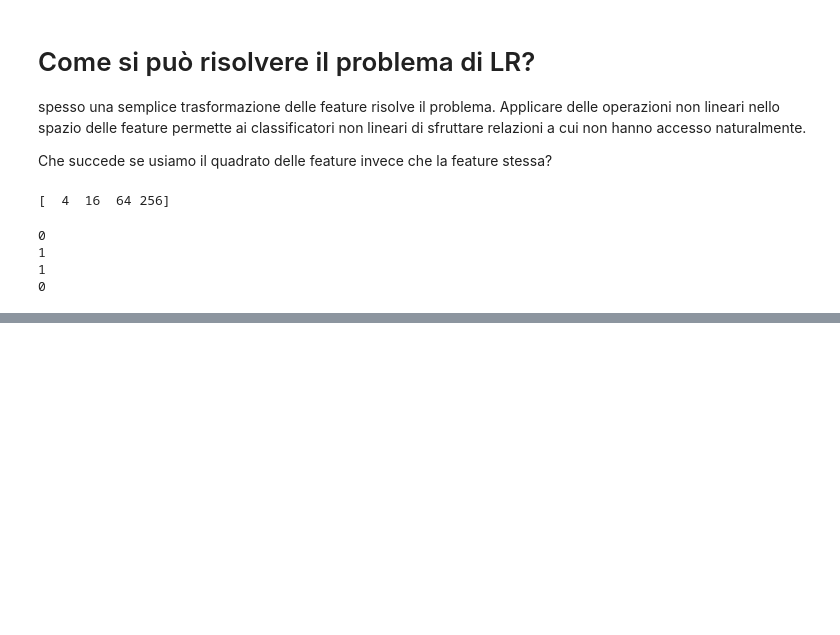
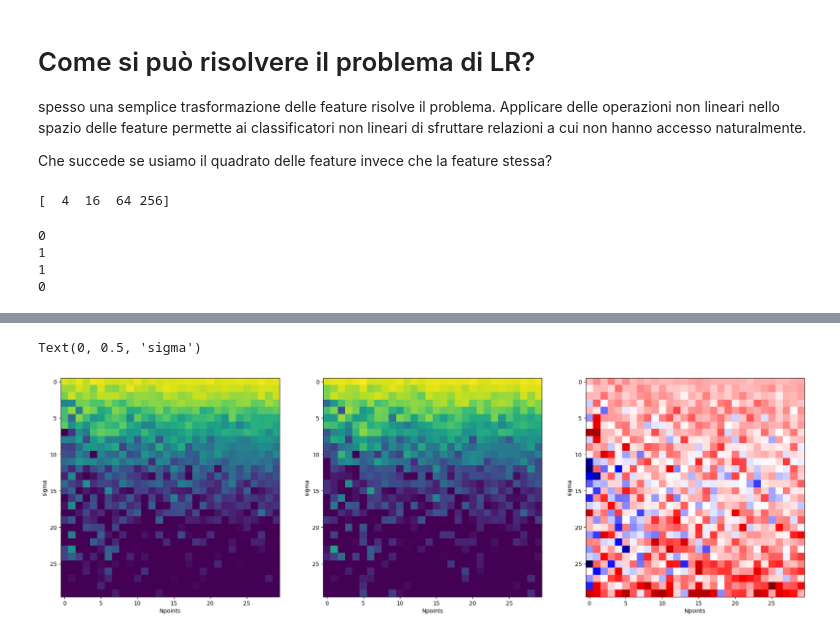
Before and after one commit to pumazzo/ML-ISS2023, a Jupyter notebook: Lezione_2_ML_ISS2023_pipeline_supervised.ipynb, the cells around one changed output, grey strips where cells are left out. Drawn from its saved outputs; the diff is of its cells as text; code cells hidden in the pictures; blank space fills up the shorter version.

```diff
--- a/Lezione_2_ML_ISS2023_pipeline_supervised.ipynb
+++ b/Lezione_2_ML_ISS2023_pipeline_supervised.ipynb
@@ -279,0 +282,15 @@ KNN : mean accuracy is 0.994 +/- 0.004
+# %%
+sigmas = np.linspace(0.3,3,30)
+Ns = np.linspace(20,200,30).astype("int")
+
+results = np.zeros((sigmas.shape[0],Ns.shape[0],2))
+
+for i,s in enumerate(sigmas):
+  for j, N in enumerate(Ns):
+    X2,y2 = get_dataset_ball(N, sigma=s)
+    accuracyLR, accuracyKNN = compare_accuracy(X2,y2)
+
+    mLR = np.mean(accuracyLR)
+    mKNN = np.mean(accuracyKNN)
+    results[i,j,0] = mLR
+    results[i,j,1] = mKNN
@@ -279,0 +315,16 @@ KNN : mean accuracy is 0.994 +/- 0.004
+# %%
+f,(ax1,ax2,ax3) = plt.subplots(1,3,figsize=(24,8))
+ax1.imshow(results[:,:,0],vmin=0.5,vmax=1)
+ax1.set_xlabel("Npoints")
+ax1.set_ylabel("sigma")
+
+ax2.imshow(results[:,:,1],vmin=0.5,vmax=1)
+ax2.set_xlabel("Npoints")
+ax2.set_ylabel("sigma")
+
+ax3.imshow(results[:,:,1]- results[:,:,0],cmap="seismic")
+ax3.set_xlabel("Npoints")
+ax3.set_ylabel("sigma")
+# %% [output]
+Text(0, 0.5, 'sigma')
+[figure, added]
```
Also changed, not shown: parts of 6 cells of this notebook.
